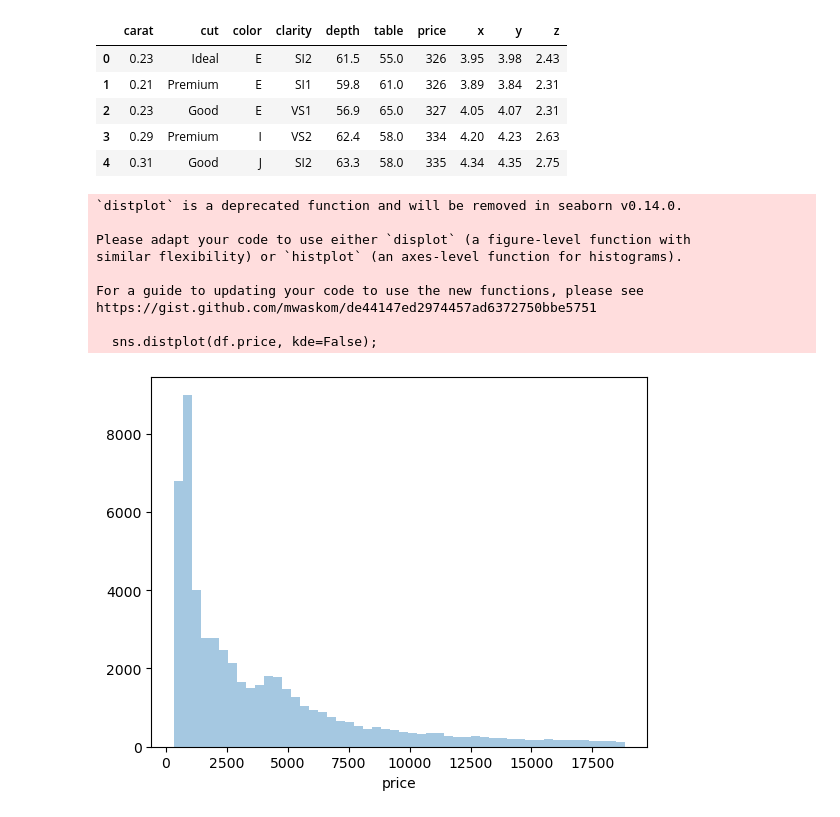
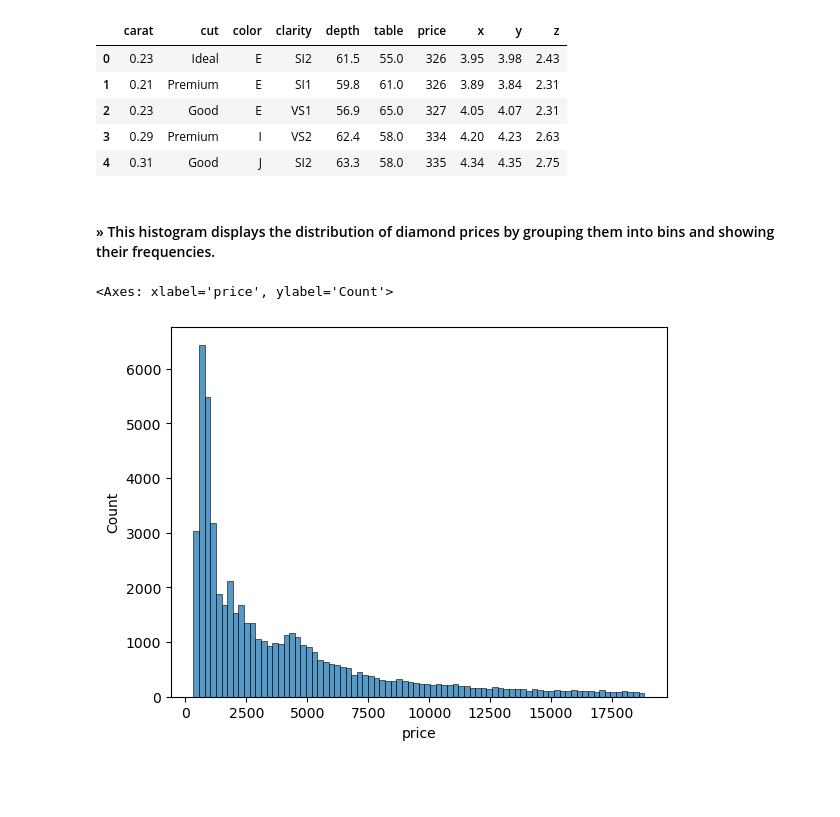
Before and after one commit to zeysnepk/data-manipulation, a Jupyter notebook: data_visualization/histograms.ipynb, the cells around one changed output. Saved outputs shown, nothing was run; the diff lists cells and outputs as text; code cells hidden in the pictures; blank space fills up the shorter version.

```diff
--- a/data_visualization/histograms.ipynb
+++ b/data_visualization/histograms.ipynb
@@ -10,16 +18,10 @@ df.head()
 | 2 | 0.23 | Good | E | VS1 | 56.9 | 65.0 | 327 | 4.05 | 4.07 | 2.31 |
 | 3 | 0.29 | Premium | I | VS2 | 62.4 | 58.0 | 334 | 4.20 | 4.23 | 2.63 |
 | 4 | 0.31 | Good | J | SI2 | 63.3 | 58.0 | 335 | 4.34 | 4.35 | 2.75 |
+# %% [markdown]
+#### » This histogram displays the distribution of diamond prices by grouping them into bins and showing their frequencies.
 # %%
-sns.distplot(df.price, kde=False);
+sns.histplot(df.price)
 # %% [output]
-`distplot` is a deprecated function and will be removed in seaborn v0.14.0.
-
-Please adapt your code to use either `displot` (a figure-level function with
-similar flexibility) or `histplot` (an axes-level function for histograms).
-
-For a guide to updating your code to use the new functions, please see
-https://gist.github.com/mwaskom/de44147ed2974457ad6372750bbe5751
-
-  sns.distplot(df.price, kde=False);
+<Axes: xlabel='price', ylabel='Count'>
-[figure, old version]
+[figure, new version]
```
Also changed, not shown: parts of 20 cells of this notebook, 48 other files.
